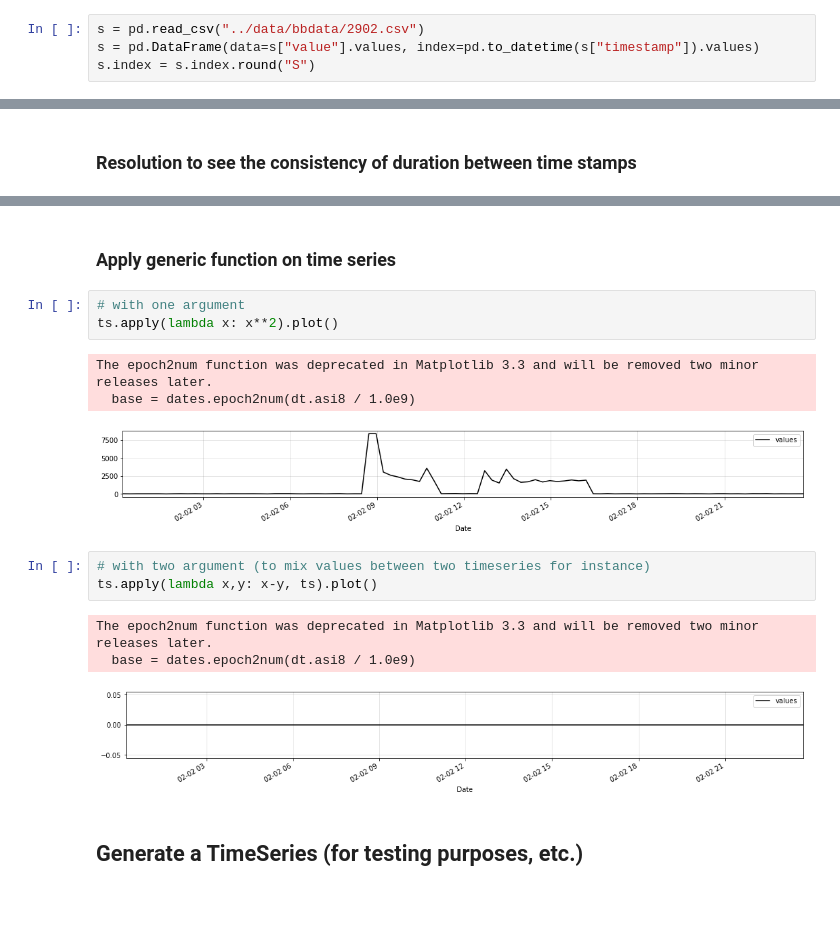
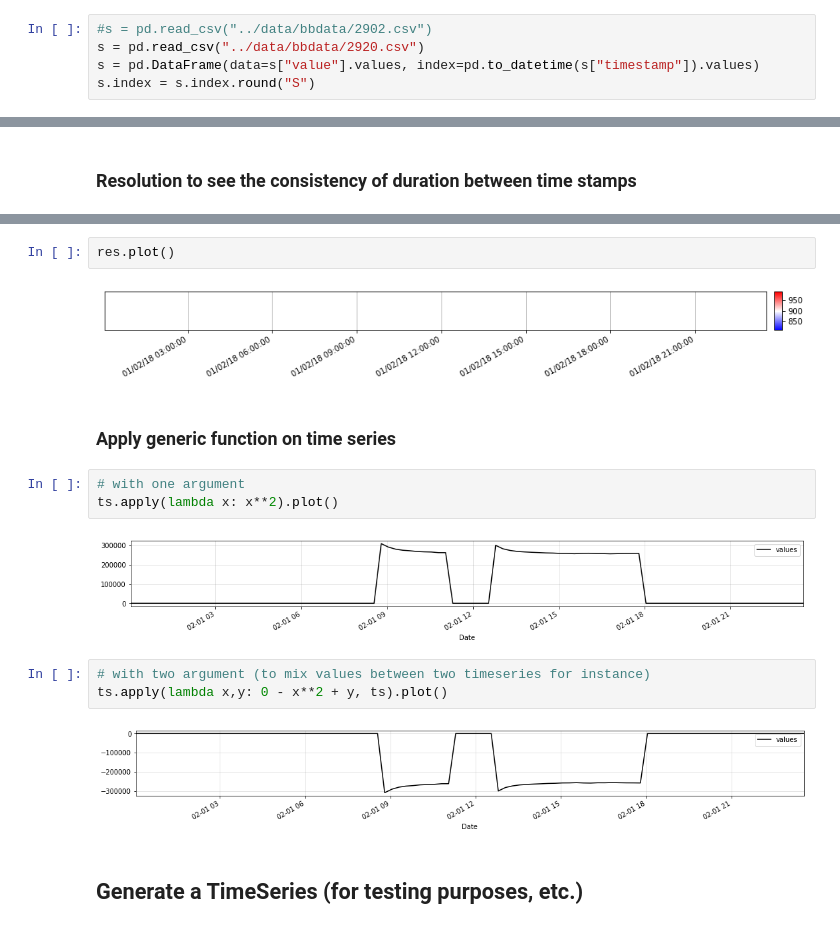
Before and after one commit to timeatlas-dev/timeatlas, a Jupyter notebook: notebooks/presentation.ipynb, the cells around one changed output, grey strips where cells are left out. Drawn from its saved outputs; the diff is of its cells as text; blank space fills up the shorter version.

Commit message:
Add some examples with KDE plots in the notebook

```diff
--- a/notebooks/presentation.ipynb
+++ b/notebooks/presentation.ipynb
@@ -7,7 +7,8 @@ import numpy as np
 # %% [markdown]
 ## Load some data
 # %%
-s = pd.read_csv("../data/bbdata/2902.csv")
+#s = pd.read_csv("../data/bbdata/2902.csv")
+s = pd.read_csv("../data/bbdata/2920.csv")
 s = pd.DataFrame(data=s["value"].values, index=pd.to_datetime(s["timestamp"]).values)
 s.index = s.index.round("S")
 # %% [markdown]
@@ -115,19 +117,19 @@ The epoch2num function was deprecated in Matplotlib 3.3 and will be removed two
+# %%
+res.plot()
+# %% [output]
+[figure, added]
 # %% [markdown]
 ### Apply generic function on time series
 # %%
 # with one argument
 ts.apply(lambda x: x**2).plot()
 # %% [output]
-The epoch2num function was deprecated in Matplotlib 3.3 and will be removed two minor releases later.
-  base = dates.epoch2num(dt.asi8 / 1.0e9)
-[figure, old version]
+[figure, new version]
 # %%
 # with two argument (to mix values between two timeseries for instance)
-ts.apply(lambda x,y: x-y, ts).plot()
+ts.apply(lambda x,y: 0 - x**2 + y, ts).plot()
 # %% [output]
-The epoch2num function was deprecated in Matplotlib 3.3 and will be removed two minor releases later.
-  base = dates.epoch2num(dt.asi8 / 1.0e9)
-[figure, old version]
+[figure, new version]
 # %% [markdown]
 ## Generate a TimeSeries (for testing purposes, etc.)
 # %%
```
Also changed, not shown: parts of 21 cells of this notebook, 1 other file.
